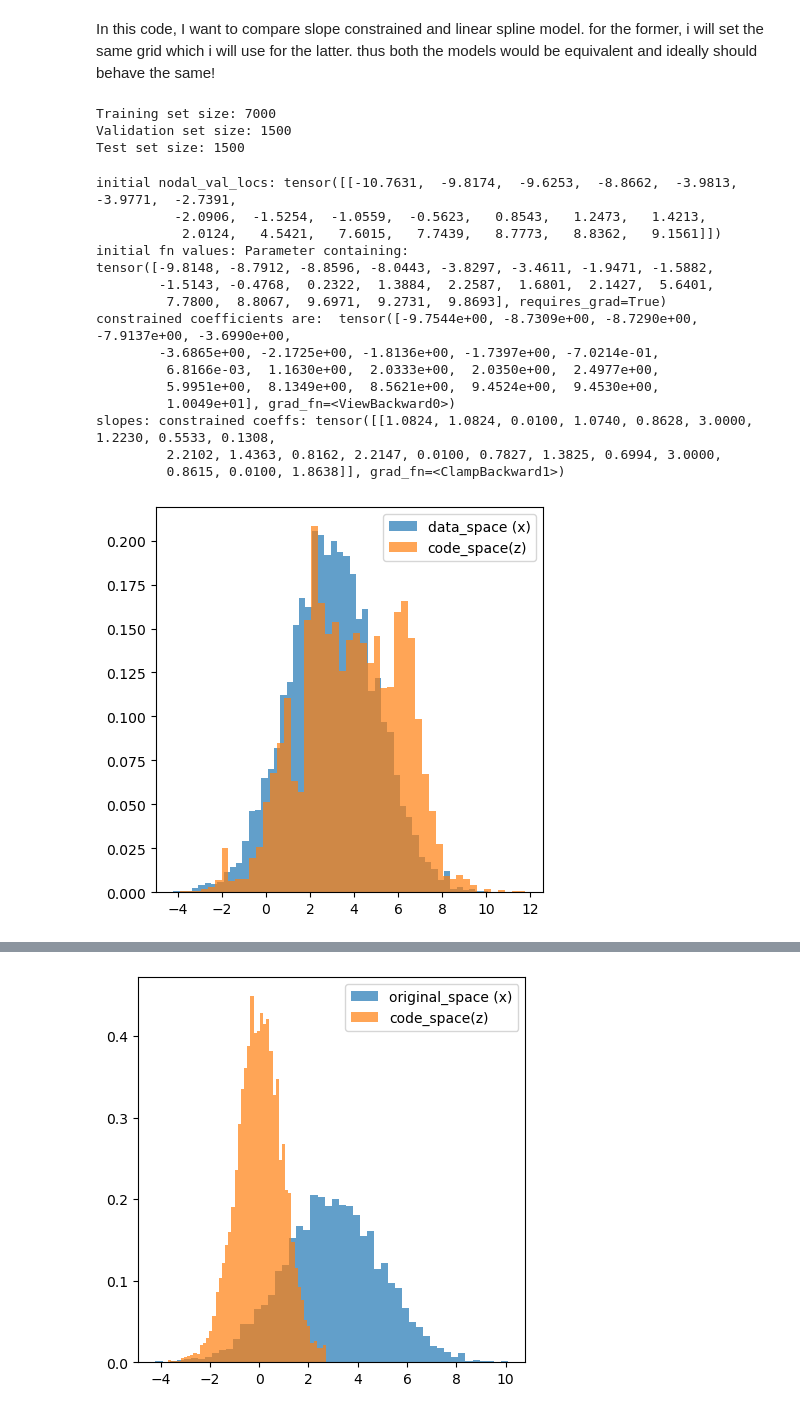
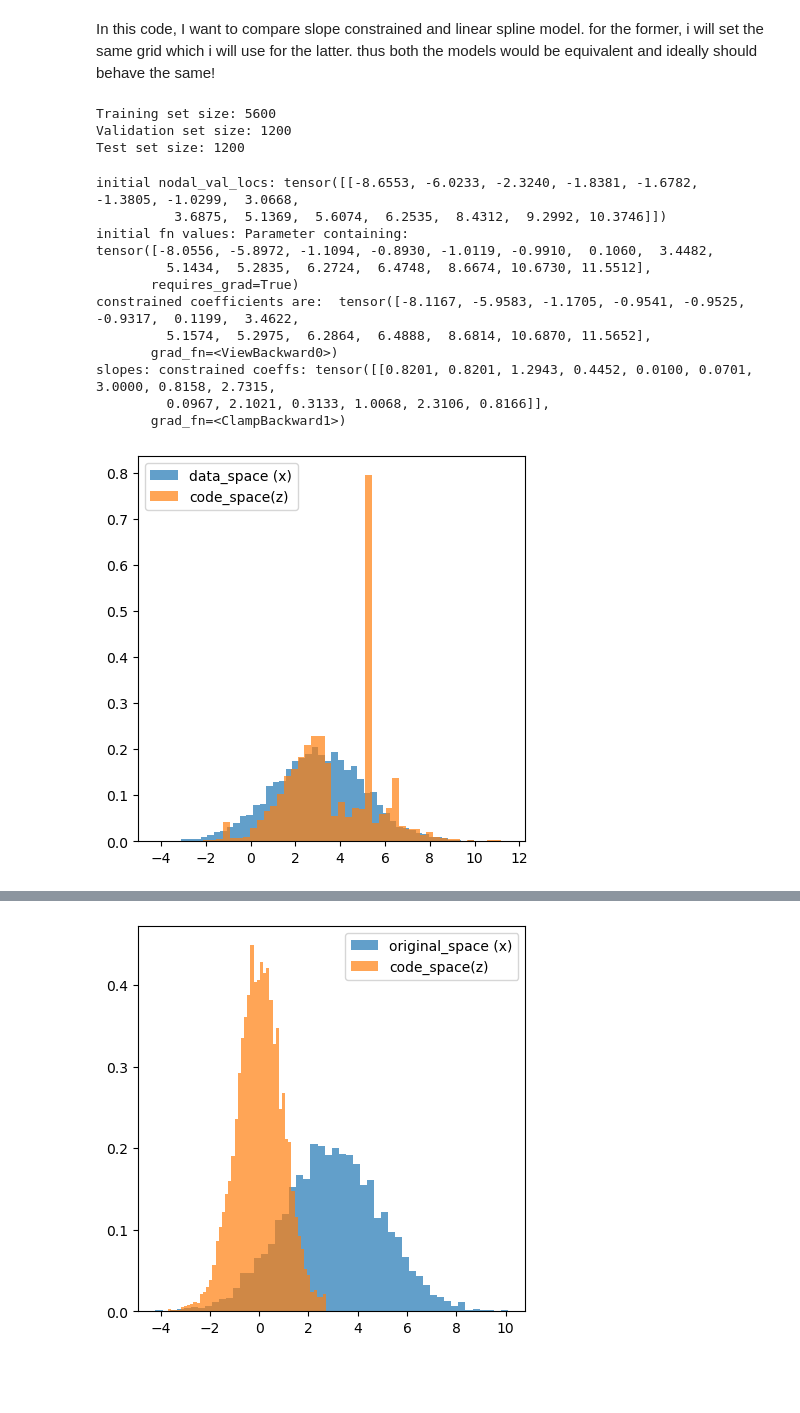
Before and after one commit to neelkanthrawat/Lipschitz_DSNN, a Jupyter notebook: with_TV2_regul.ipynb, the cells around one changed output, grey strips where cells are left out. Saved outputs shown, nothing was run; the diff lists cells and outputs as text; code cells hidden in the pictures; blank space fills up the shorter version.

```diff
--- a/with_TV2_regul.ipynb
+++ b/with_TV2_regul.ipynb
@@ -94,7 +94,7 @@ def create_dataloaders(train_data, val_data, test_data, batch_size=32):
 
 mean = 3.0#2
 std_dev = 2.0
-total_samples = 10000#50000
+total_samples = 8000#50000
 
 train_data, val_data, test_data = generate_gaussian_data(mean, std_dev, total_samples)
 # Reshape data before returning
@@ -103,7 +103,7 @@ val_data = val_data.reshape(-1, 1)
 test_data = test_data.reshape(-1, 1)
 
 # Convert to DataLoaders
-batch_size = 32#16#32#16#16#32
+batch_size = 20#16#32#16#16#32
 train_loader, val_loader, test_loader = create_dataloaders(train_data, val_data, test_data, batch_size)
 
 # Print dataset sizes
@@ -111,9 +111,9 @@ print(f"Training set size: {len(train_data)}")
 print(f"Validation set size: {len(val_data)}")
 print(f"Test set size: {len(test_data)}")
 # %% [output]
-Training set size: 7000
-Validation set size: 1500
-Test set size: 1500
+Training set size: 5600
+Validation set size: 1200
+Test set size: 1200
 # %%
 # Now i need to train this model using NLL loss
 def nll_loss(z, det_jacobian, alpha_nll=1,return_indiv_loss=0):
@@ -549,7 +555,7 @@ def generate_unequally_spaced_sorted_numbers(start_val, end_val, N):
 
     return scaled_values
 # %%
-SIZE=21;RANGE=11; START_VAL=-6; END_VAL=11
+SIZE=15;RANGE=11; START_VAL=-6; END_VAL=11
 GRID_VALS= generate_unequally_spaced_sorted_numbers(start_val=START_VAL,end_val=END_VAL,N=SIZE)
 model2 = LinearSplineSlopeConstrained(
                 mode='fc',
@@ -557,45 +563,42 @@ model2 = LinearSplineSlopeConstrained(
                 size=SIZE,# number of knots is size -2
                 range_=RANGE,
                 #grid_values=GRID_VALS,
                 # grid_values=torch.tensor([-2.9132, -1.,  1.8,  2.1882,  2.9779]),
                 init="random",#"maxmin",# what if I try relu activation function?
                 smin=0.01,
                 smax=3,
                 slope_constrained=1
 ) # slopes of splines is 1, obviously
 
 print("constrained coefficients are: ",model2.slope_constrained_coefficients_vect)
 print(f"slopes: constrained coeffs: {model2.slopes_tensor(for_projected_coeffs=1)}")
 # visualise the code space before the training
 input_tensor = torch.tensor(train_data)
 output_tensor2=model2(input_tensor)
 plot_multiple_histogram([input_tensor.numpy(), output_tensor2.detach().numpy()
                         ],
                         labels_list=["data_space (x)","code_space(z)"])
 
 x2pos, y2pos = model2.nodal_val_loc_tensor.detach().numpy(), model2.slope_constrained_coefficients_vect.detach().numpy()
     # Add labels, title, and grid
     # plt.figure(figsize=(8,8))
 plt.figure()
 plot_with_annotations(x2pos[0][:], y2pos[:],
                     title="splines (without TV2)", xlabel="x", ylabel="y",
                     annotate=0)
 plt.legend()
 plt.show()
 # %% [output]
-initial nodal_val_locs: tensor([[-10.7631,  -9.8174,  -9.6253,  -8.8662,  -3.9813,  -3.9771,  -2.7391,
-          -2.0906,  -1.5254,  -1.0559,  -0.5623,   0.8543,   1.2473,   1.4213,
-           2.0124,   4.5421,   7.6015,   7.7439,   8.7773,   8.8362,   9.1561]])
+initial nodal_val_locs: tensor([[-8.6553, -6.0233, -2.3240, -1.8381, -1.6782, -1.3805, -1.0299,  3.0668,
+          3.6875,  5.1369,  5.6074,  6.2535,  8.4312,  9.2992, 10.3746]])
 initial fn values: Parameter containing:
-tensor([-9.8148, -8.7912, -8.8596, -8.0443, -3.8297, -3.4611, -1.9471, -1.5882,
-        -1.5143, -0.4768,  0.2322,  1.3884,  2.2587,  1.6801,  2.1427,  5.6401,
-         7.7800,  8.8067,  9.6971,  9.2731,  9.8693], requires_grad=True)
-constrained coefficients are:  tensor([-9.7544e+00, -8.7309e+00, -8.7290e+00, -7.9137e+00, -3.6990e+00,
-        -3.6865e+00, -2.1725e+00, -1.8136e+00, -1.7397e+00, -7.0214e-01,
-         6.8166e-03,  1.1630e+00,  2.0333e+00,  2.0350e+00,  2.4977e+00,
-         5.9951e+00,  8.1349e+00,  8.5621e+00,  9.4524e+00,  9.4530e+00,
-         1.0049e+01], grad_fn=<ViewBackward0>)
-slopes: constrained coeffs: tensor([[1.0824, 1.0824, 0.0100, 1.0740, 0.8628, 3.0000, 1.2230, 0.5533, 0.1308,
-         2.2102, 1.4363, 0.8162, 2.2147, 0.0100, 0.7827, 1.3825, 0.6994, 3.0000,
-         0.8615, 0.0100, 1.8638]], grad_fn=<ClampBackward1>)
+tensor([-8.0556, -5.8972, -1.1094, -0.8930, -1.0119, -0.9910,  0.1060,  3.4482,
+         5.1434,  5.2835,  6.2724,  6.4748,  8.6674, 10.6730, 11.5512],
+       requires_grad=True)
+constrained coefficients are:  tensor([-8.1167, -5.9583, -1.1705, -0.9541, -0.9525, -0.9317,  0.1199,  3.4622,
+         5.1574,  5.2975,  6.2864,  6.4888,  8.6814, 10.6870, 11.5652],
+       grad_fn=<ViewBackward0>)
+slopes: constrained coeffs: tensor([[0.8201, 0.8201, 1.2943, 0.4452, 0.0100, 0.0701, 3.0000, 0.8158, 2.7315,
+         0.0967, 2.1021, 0.3133, 1.0068, 2.3106, 0.8166]],
+       grad_fn=<ClampBackward1>)
-[figure, old version]
+[figure, new version]
```
Also changed, not shown: parts of 10 cells of this notebook.
